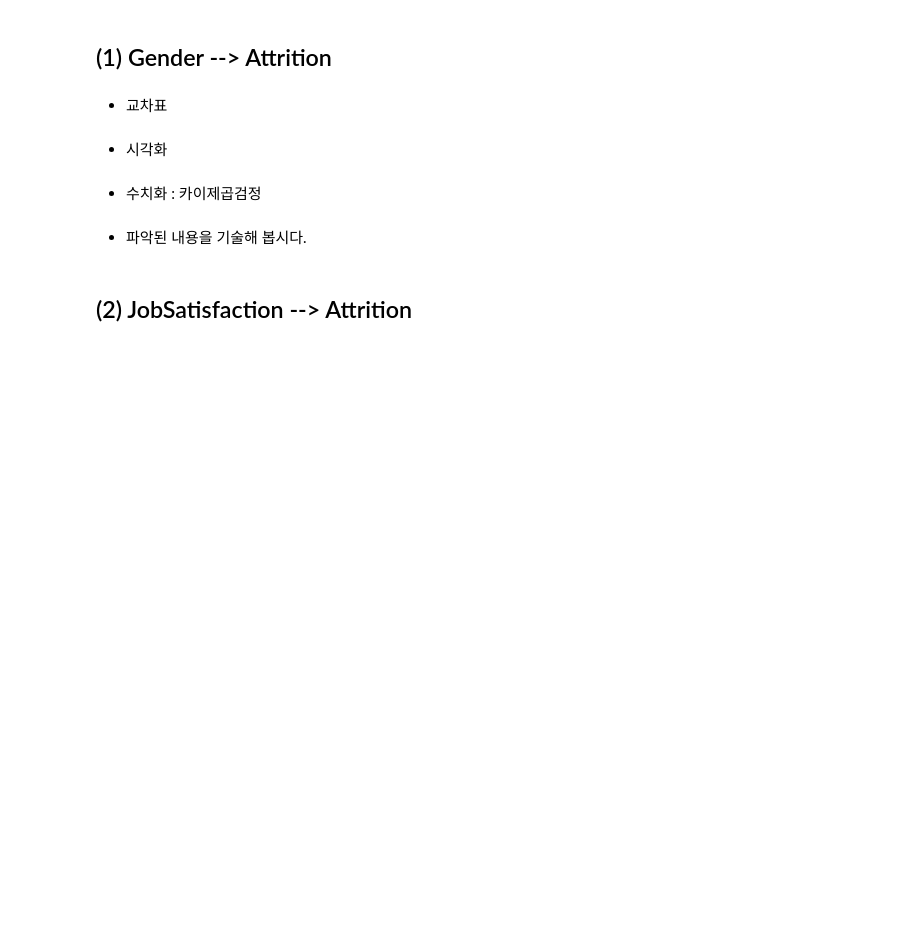
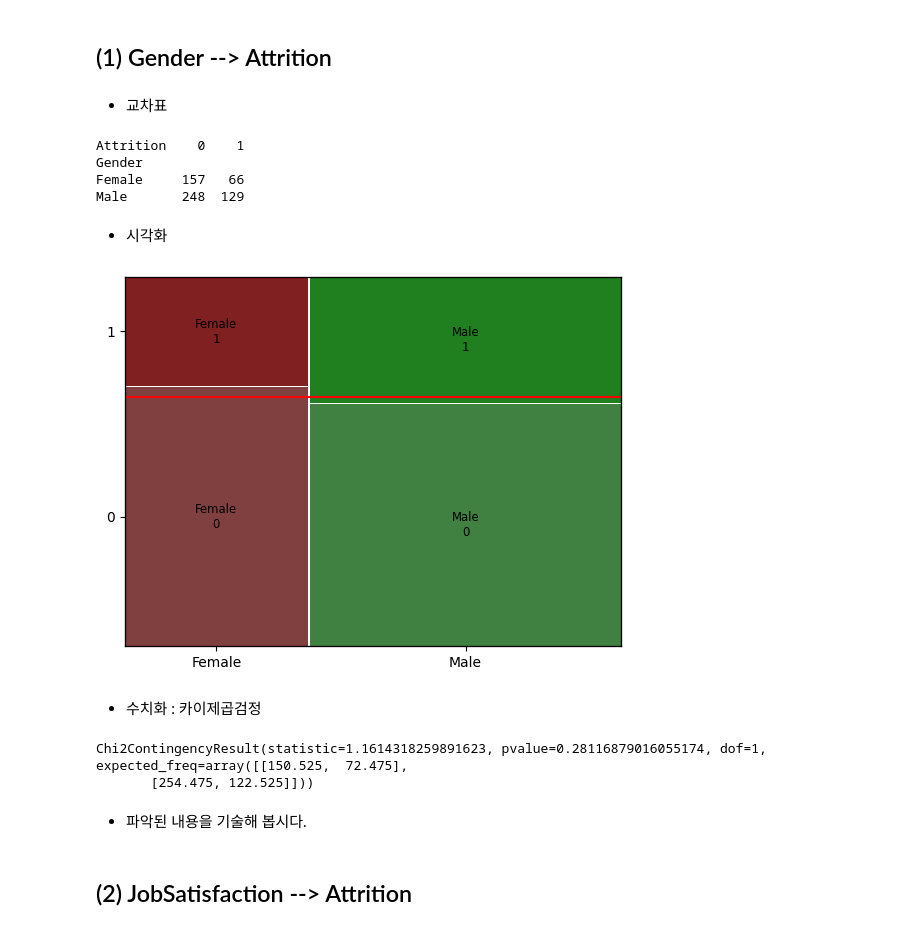
Before and after one commit to chrisseo2002/Data_Analysis, a Jupyter notebook: 11_종합실습3 이변량분석(y-범주).ipynb, the cells around one changed output. Cells and saved outputs as stored; diff of their text form; code cells hidden in the pictures; blank space fills up the shorter version.

```diff
--- a/11_종합실습3 이변량분석(y-범주).ipynb
+++ b/11_종합실습3 이변량분석(y-범주).ipynb
@@ -45,11 +52,32 @@ data.head()
 target = 'Attrition'
 # %% [markdown]
 ## (1) Gender --> Attrition
+# %%
+feature = 'Gender'
 # %% [markdown]
 * 교차표
+# %%
+table = pd.crosstab(data[feature], data[target])
+print(table)
+# %% [output]
+Attrition    0    1
+Gender
+Female     157   66
+Male       248  129
 # %% [markdown]
 * 시각화
+# %%
+mosaic(data, [ feature,target])
+plt.axhline(1- data[target].mean(), color = 'r')
+plt.show()
+# %% [output]
+[figure, added]
 # %% [markdown]
 * 수치화 : 카이제곱검정
+# %%
+spst.chi2_contingency(table)
+# %% [output]
+Chi2ContingencyResult(statistic=1.1614318259891623, pvalue=0.28116879016055174, dof=1, expected_freq=array([[150.525,  72.475],
+       [254.475, 122.525]]))
 # %% [markdown]
 * 파악된 내용을 기술해 봅시다.
```
Also changed, not shown: parts of 31 cells of this notebook, 1 other file.
